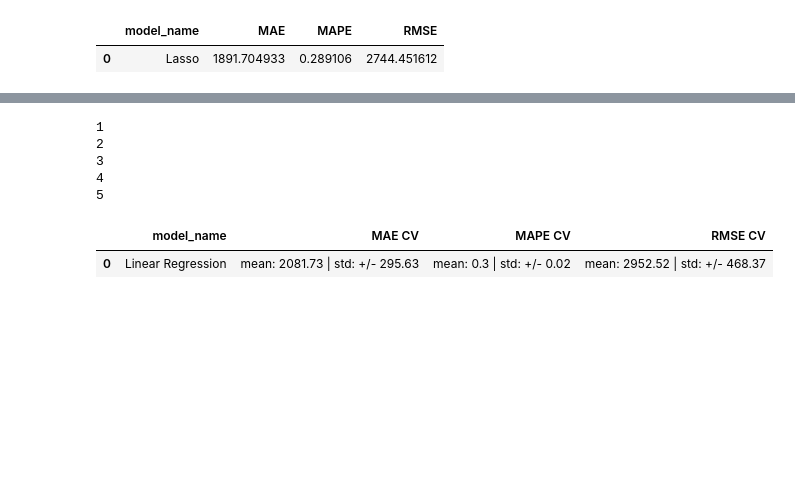
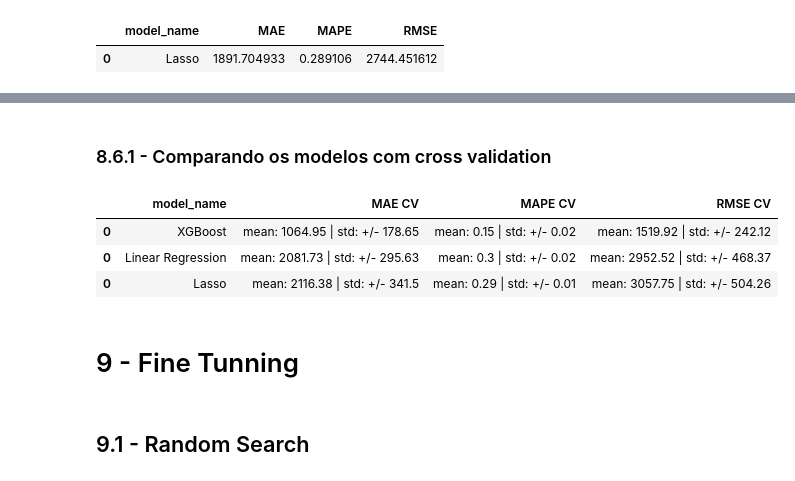
Before and after one commit to jhonatanmarques92/rossmann_sales_prediction, a Jupyter notebook: modulo_7_store_sales_prediction.ipynb, the cells around one changed output, grey strips where cells are left out. Saved outputs shown, nothing was run; the diff lists cells and outputs as text; code cells hidden in the pictures; blank space fills up the shorter version.

Commit message:
modelo treinado

```diff
--- a/modulo_7_store_sales_prediction.ipynb
+++ b/modulo_7_store_sales_prediction.ipynb
@@ -964,0 +970,4 @@ resultado_lr
+# %%
+lr = LinearRegression()
+resultado_lr_cv = cross_validation(lr, 'Linear Regression', x_training, 5, verbose=False)
+resultado_lr_cv
@@ -979,0 +994,4 @@ resultado_lrr
+# %%
+lrr = Lasso(alpha=0.01)
+resultado_lrr_cv = cross_validation(lrr, 'Lasso', x_training, 5, verbose=False)
+resultado_lrr_cv
@@ -1009,0 +1030,5 @@ resultado_xgb
+# %%
+xgb_model = xgb.XGBRegressor()
+
+resultado_xgb_cv = cross_validation(xgb_model, 'XGBoost', x_training, 5, verbose=True)
+resultado_xgb_cv
@@ -1015,13 +1054,14 @@ resultado.sort_values('RMSE')
+# %% [markdown]
+### 8.6.1 - Comparando os modelos com cross validation
 # %%
-x_training = X_train[cols_selected_boruta_full]
+resultado_cv = pd.concat([resultado_lr_cv, resultado_lrr_cv, resultado_xgb_cv])
+resultado_cv.sort_values('RMSE CV')
+# %% [output]
+|  | model_name | MAE CV | MAPE CV | RMSE CV |
+| 0 | XGBoost | mean: 1064.95 | std: +/- 178.65 | mean: 0.15 | std: +/- 0.02 | mean: 1519.92 | std: +/- 242.12 |
+| 0 | Linear Regression | mean: 2081.73 | std: +/- 295.63 | mean: 0.3 | std: +/- 0.02 | mean: 2952.52 | std: +/- 468.37 |
+| 0 | Lasso | mean: 2116.38 | std: +/- 341.5 | mean: 0.29 | std: +/- 0.01 | mean: 3057.75 | std: +/- 504.26 |
-# %%
-lr = LinearRegression()
-cross_validation(lr, 'Linear Regression', x_training, 5, verbose=True)
-# %% [output]
-1
-2
-3
-4
-5
-|  | model_name | MAE CV | MAPE CV | RMSE CV |
-| 0 | Linear Regression | mean: 2081.73 | std: +/- 295.63 | mean: 0.3 | std: +/- 0.02 | mean: 2952.52 | std: +/- 468.37 |
+# %% [markdown]
+# 9 - Fine Tunning
+# %% [markdown]
+## 9.1 - Random Search
```
Also changed, not shown: parts of 21 cells of this notebook.
